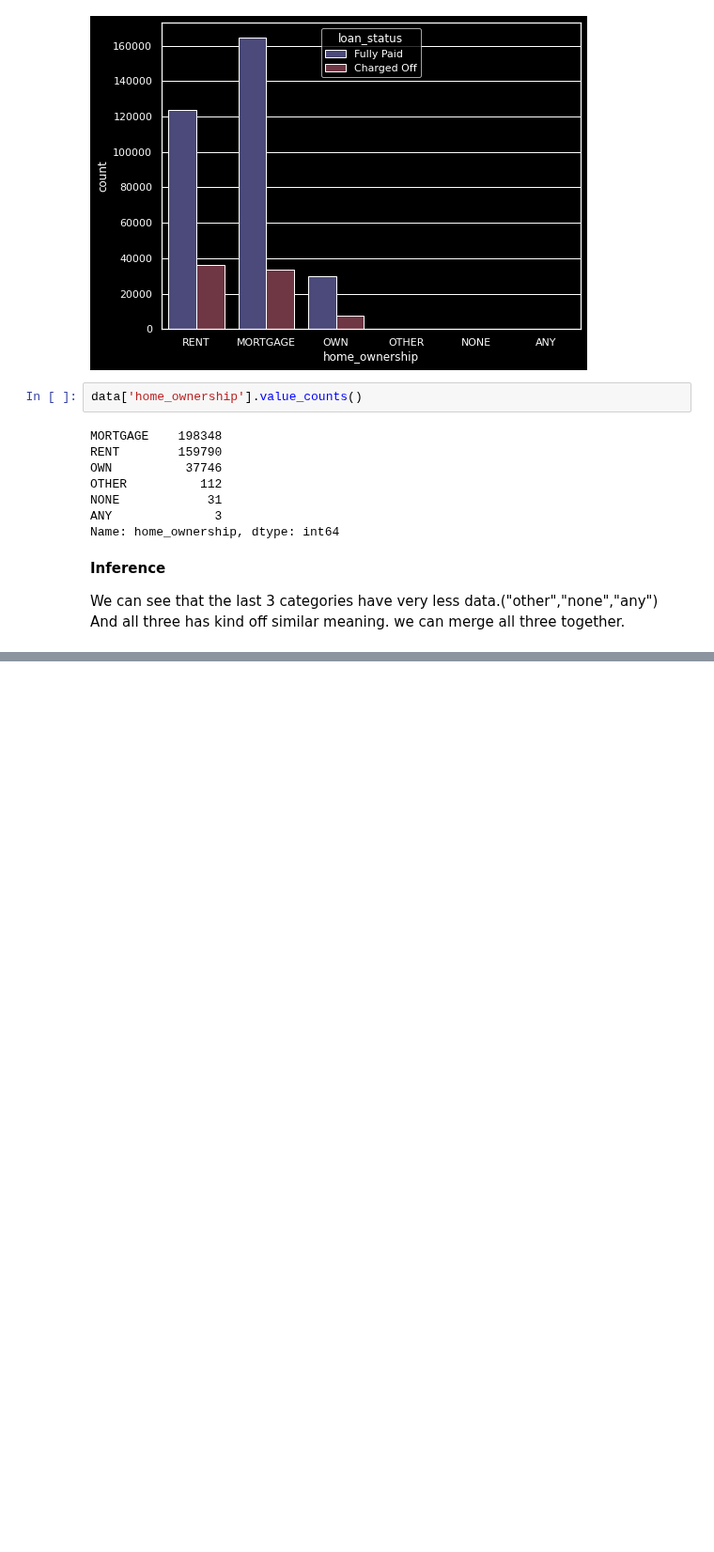
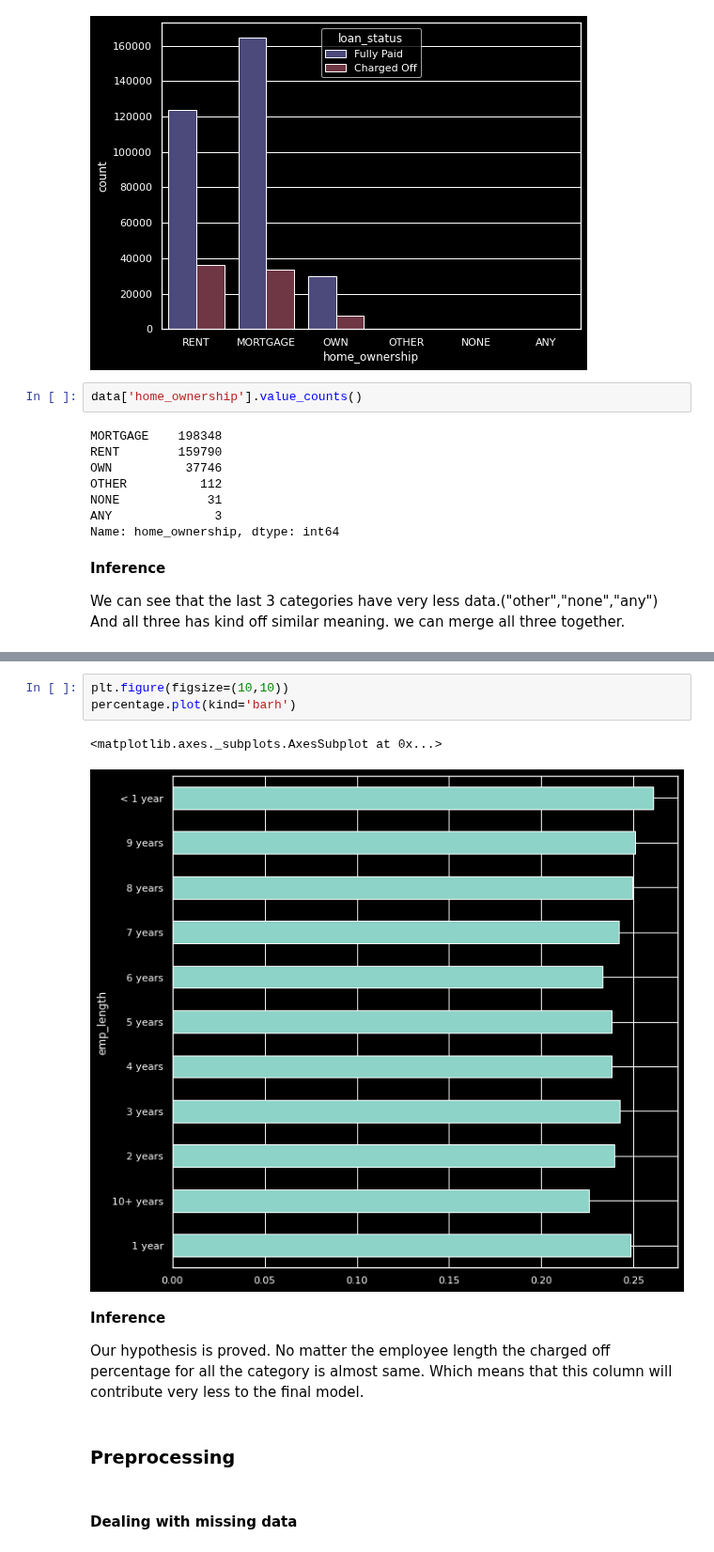
Before and after one commit to Inamul-Hassan/Lending-Club-Loan-Analysis, a Jupyter notebook: Lending_Club_Loan_Analysis.ipynb, the cells around one changed output, grey strips where cells are left out. Shown at 94% size. Cells and saved outputs as stored; diff of their text form; blank space fills up the shorter version.

```diff
--- a/Lending_Club_Loan_Analysis.ipynb
+++ b/Lending_Club_Loan_Analysis.ipynb
@@ -397,0 +482,15 @@ we can merge all three together.
+# %%
+plt.figure(figsize=(10,10))
+percentage.plot(kind='barh')
+# %% [output]
+<matplotlib.axes._subplots.AxesSubplot at 0x...>
+[figure, added]
+# %% [markdown]
+**Inference**
+
+Our hypothesis is proved.
+No matter the employee length the charged off percentage for all the category is almost same. Which means that this column will contribute very less to the final model.
+# %% [markdown]
+### Preprocessing
+# %% [markdown]
+#### Dealing with missing data
```
Also changed, not shown: parts of 21 cells of this notebook.
